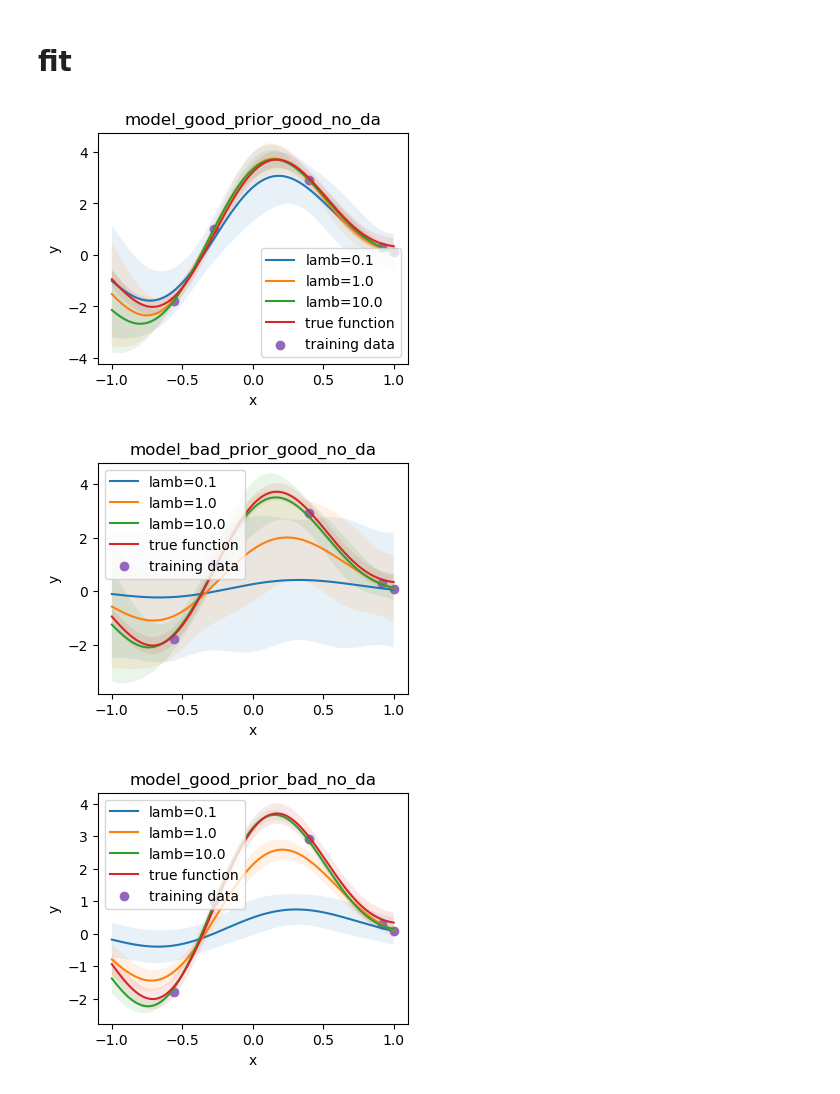
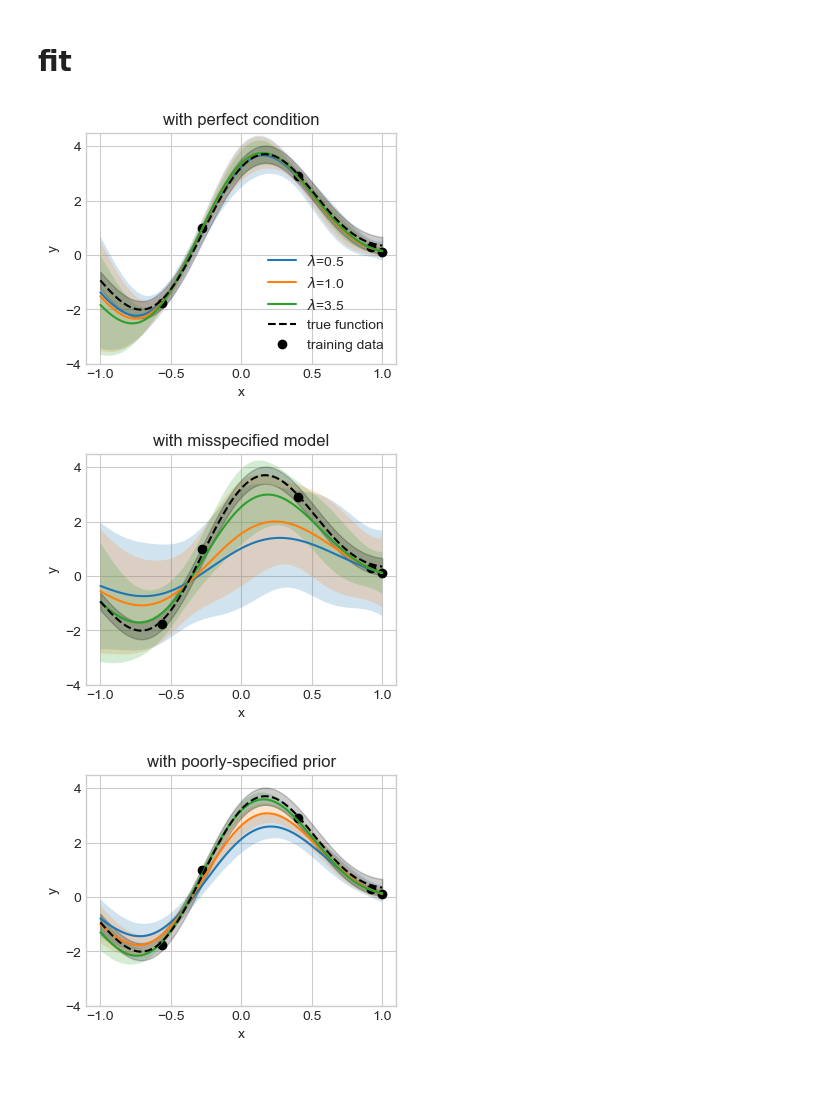
Before and after one commit to pyijiezhang/cold-posteriors-and-pacbayes, a Jupyter notebook: results/blm_regression_exact/simulation_exact_lm_regression.ipynb, the cells around one changed output. Saved outputs shown, nothing was run; the diff lists cells and outputs as text; code cells hidden in the pictures.

```diff
--- a/results/blm_regression_exact/simulation_exact_lm_regression.ipynb
+++ b/results/blm_regression_exact/simulation_exact_lm_regression.ipynb
@@ -3,6 +3,9 @@ import os
 import numpy as np
 import torch
 import matplotlib.pyplot as plt
+import matplotlib.pyplot as plt
+plt.style.use('seaborn-v0_8-whitegrid')
+
 from utils import get_data, get_X_show, get_metrics, get_post
 # %%
 seed = 24
@@ -13,6 +16,7 @@ d_x = 10  # number of fourier features
 n_train = 5
 n_test = 10000
 X_train, Y_train, X_train_orig = get_data(d_x=d_x, n_data=n_train)
+X_train_aug, Y_train_aug, _ = get_data(d_x=d_x, n_data=n_train, x_start=100.0)
 X_test, Y_test, X_test_orig = get_data(d_x=d_x, n_data=n_test)
 X_show, X_show_orig = get_X_show(d_x=d_x)
 Y_true = torch.sum(X_show, 1)
@@ -23,48 +27,75 @@ settings = [
     "model_good_prior_good_no_da",
     "model_bad_prior_good_no_da",
     "model_good_prior_bad_no_da",
+    "model_good_prior_good_with_da"
 ]
 
 for setting in settings:
 
     if setting == "model_good_prior_good_no_da":
         var_likelihood = 0.025
         var_prior = 1.0
     if setting == "model_bad_prior_good_no_da":
         var_likelihood = 1.0
         var_prior = 1.0
     if setting == "model_good_prior_bad_no_da":
         var_likelihood = 0.025
-        var_prior = 0.05
-
+        var_prior = 0.1
+    if setting == "model_good_prior_good_with_da":
+        var_likelihood = 0.025
+        var_prior = 1.0
 
     dir_prefix = f"./{setting}/"
     if not os.path.exists(dir_prefix):
         os.makedirs(dir_prefix)
 
+    if setting == "model_good_prior_good_no_da":
+        true_label="true function"
+        data_label="training data"
+    else:
+        true_label=""
+        data_label=""
+
     # model fit
     plt.figure(figsize=(4,3))
-    for lamb in [0.1, 1.0, 10.0]:
-        m_N, S_N, _ = get_post(X_train, Y_train, var_prior, var_likelihood, lamb)
+    for lamb in [0.5, 1.0, 3.5]:
+        if setting == "model_good_prior_good_with_da":
+            m_N, S_N, _ = get_post(X_train_aug, Y_train_aug, var_prior, var_likelihood, lamb)
+        else:
+            m_N, S_N, _ = get_post(X_train, Y_train, var_prior, var_likelihood, lamb)
         post_pred_mean = X_show @ m_N
         post_pred_var = torch.diag(X_show @ S_N @ X_show.T)
-        plt.plot(X_show_orig, post_pred_mean, label=f"lamb={lamb}")
+        if setting == "model_good_prior_good_no_da":
+            lamb_label=r"$\lambda$"+f"={lamb}"
+        else:
+            lamb_label=""
+        plt.plot(X_show_orig, post_pred_mean, label=lamb_label)
         plt.fill_between(
             X_show_orig,
             post_pred_mean + 2 * torch.sqrt(post_pred_var),
             post_pred_mean - 2 * torch.sqrt(post_pred_var),
-            alpha=0.1,
+            alpha=0.2,
         )
-    plt.plot(X_show_orig, Y_true, label="true function")
-    plt.fill_between(X_show_orig, Y_true + 2 * 0.158, Y_true - 2 * 0.158, alpha=0.1)
-    plt.scatter(X_train_orig, Y_train, label="training data", marker="o")
-    plt.legend()
-    plt.title(f"{setting}")
+        plt.ylim(-4,4.5)
+
+    plt.plot(X_show_orig, Y_true, label=true_label, linestyle="dashed", color="black")
+    plt.fill_between(X_show_orig, Y_true + 2 * 0.158, Y_true - 2 * 0.158, alpha=0.2, color="black")
+    plt.scatter(X_train_orig, Y_train, label=data_label, marker="o", color="black")
+    if setting == "model_good_prior_good_no_da":
+        plt.title("with perfect condition")
+    if setting == "model_bad_prior_good_no_da":
+        plt.title("with misspecified model")
+    if setting == "model_good_prior_bad_no_da":
+        plt.title("with poorly-specified prior")
+    if setting == "model_good_prior_good_with_da":
+        plt.title("with data augmentation")
     plt.xlabel("x")
     plt.ylabel("y")
+    if setting == "model_good_prior_good_no_da":
+        plt.legend()
     plt.savefig(f"{dir_prefix}/fit_{setting}.png", dpi=300, bbox_inches='tight')
     plt.show()
 # %% [output]
-[figure, old version]
+[figure, new version]
-[figure, old version]
+[figure, new version]
-[figure, old version]
+[figure, new version]
```
Also changed, not shown: parts of 6 cells of this notebook.
